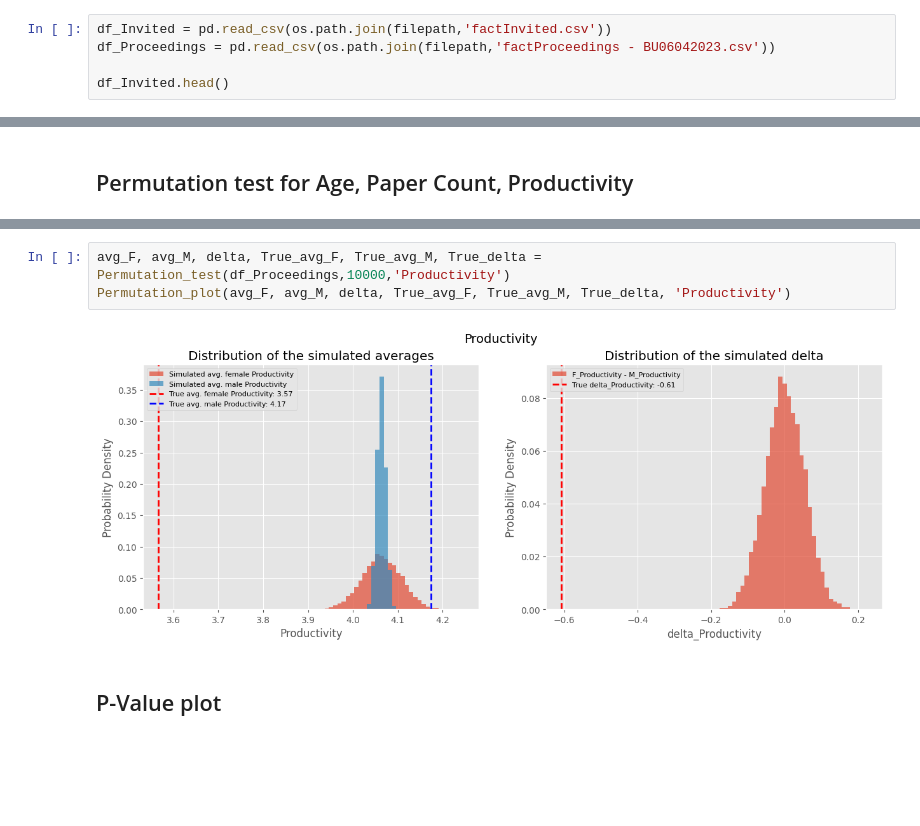
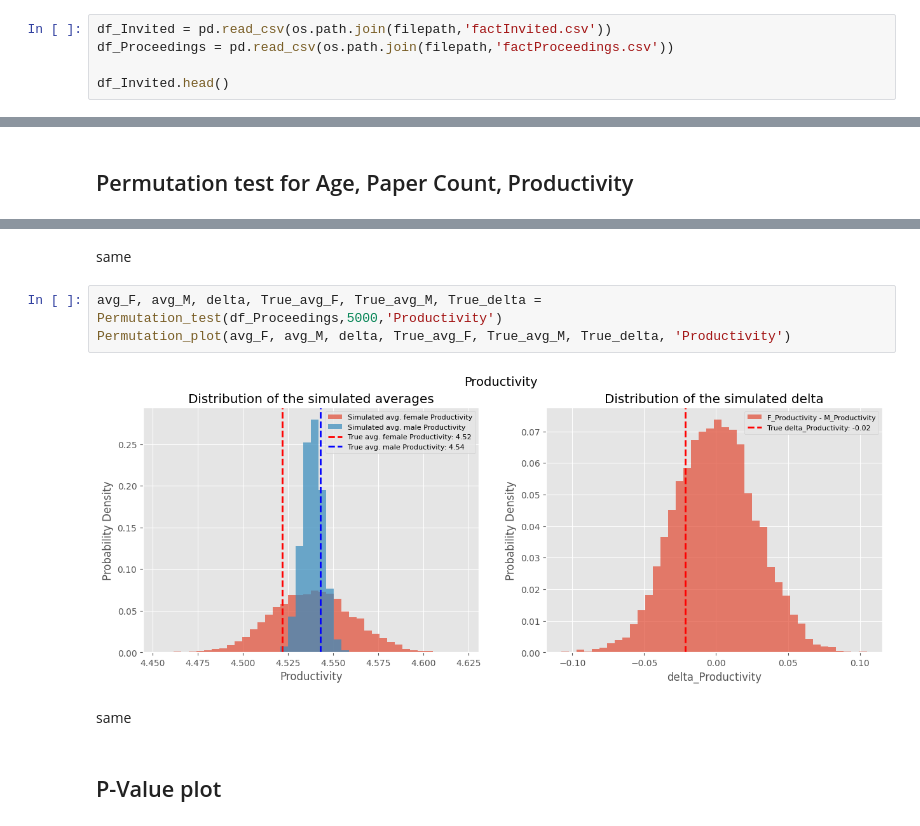
Before and after one commit to mariespedersen/Thesis_github, a Jupyter notebook: Permutation_test.ipynb, the cells around one changed output, grey strips where cells are left out. Saved outputs shown, nothing was run; the diff lists cells and outputs as text; blank space fills up the shorter version.

```diff
--- a/Permutation_test.ipynb
+++ b/Permutation_test.ipynb
@@ -4,7 +4,7 @@
 %run setup.py
 # %%
 df_Invited = pd.read_csv(os.path.join(filepath,'factInvited.csv'))
-df_Proceedings = pd.read_csv(os.path.join(filepath,'factProceedings - BU06042023.csv'))
+df_Proceedings = pd.read_csv(os.path.join(filepath,'factProceedings.csv'))
 
 df_Invited.head()
 # %% [output]
@@ -135,8 +143,12 @@ Permutation_plot(avg_F, avg_M, delta, True_avg_F, True_avg_M, True_delta, 'Produ
+# %% [markdown]
+same
 # %%
-avg_F, avg_M, delta, True_avg_F, True_avg_M, True_delta = Permutation_test(df_Proceedings,10000,'Productivity')
+avg_F, avg_M, delta, True_avg_F, True_avg_M, True_delta = Permutation_test(df_Proceedings,5000,'Productivity')
 Permutation_plot(avg_F, avg_M, delta, True_avg_F, True_avg_M, True_delta, 'Productivity')
 # %% [output]
-[figure, old version]
+[figure, new version]
+# %% [markdown]
+same
 # %% [markdown]
 ## P-Value plot
 # %%
```
Also changed, not shown: parts of 10 cells of this notebook, 4 other files.
